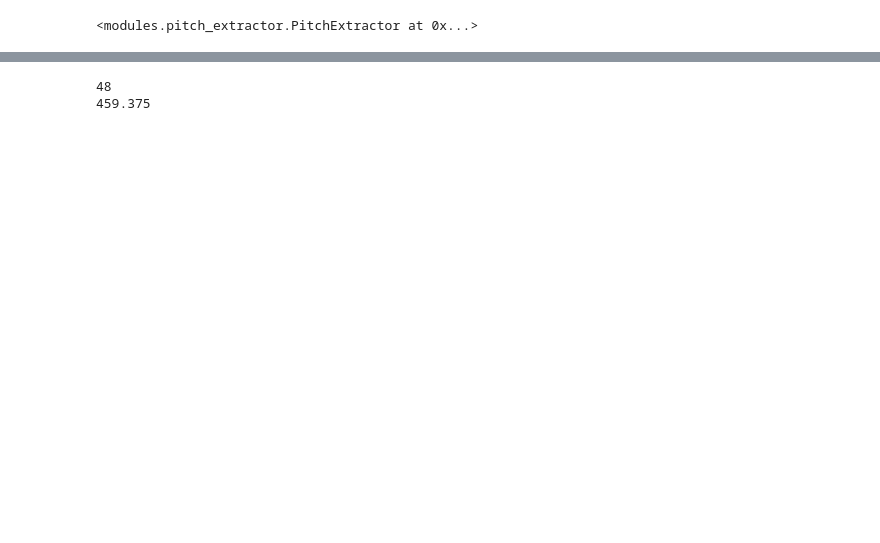
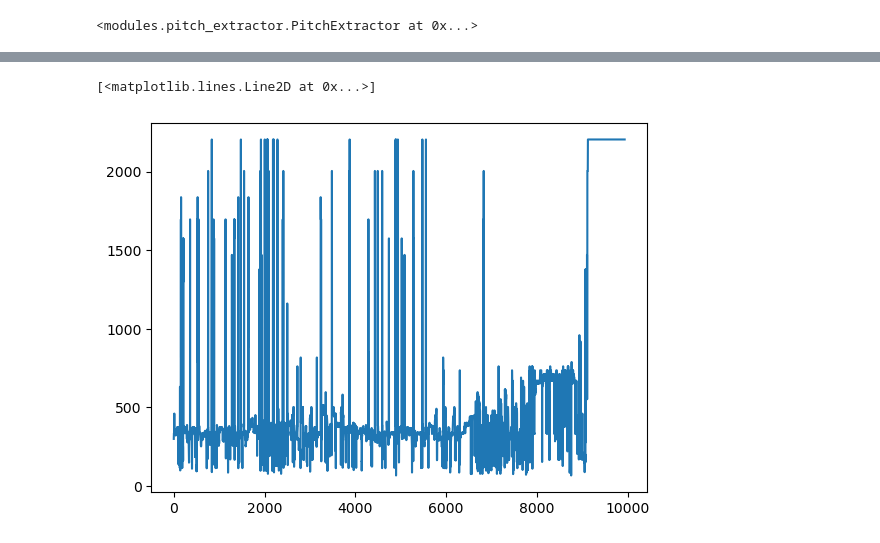
Before and after one commit to 1155194577/note_transcription, a Jupyter notebook: analysis/visualization.ipynb, the cells around one changed output, grey strips where cells are left out. Drawn from its saved outputs; the diff is of its cells as text; code cells hidden in the pictures; blank space fills up the shorter version.

Commit message:
signal pitch extraction function with sampling

```diff
--- a/analysis/visualization.ipynb
+++ b/analysis/visualization.ipynb
@@ -76,5 +77,6 @@ plt.plot(cmndf)
 # %%
-print(pitch_extractor.pitch_extraction(window))
+time, f0 = pitch_extractor.signal_pitch_extraction(y)
+plt.plot(f0)
 # %% [output]
-48
-459.375
+[<matplotlib.lines.Line2D at 0x...>]
+[figure, added]
```
Also changed, not shown: parts of 4 cells of this notebook, 1 other file.
